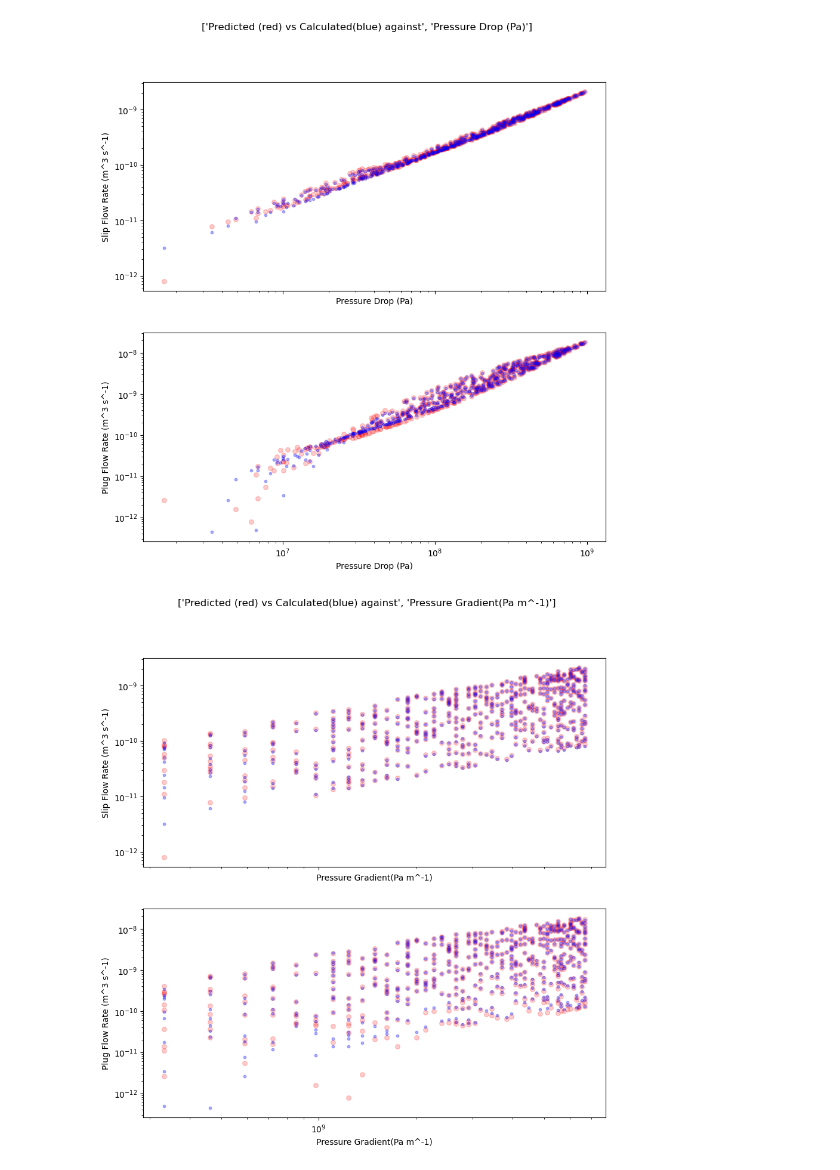
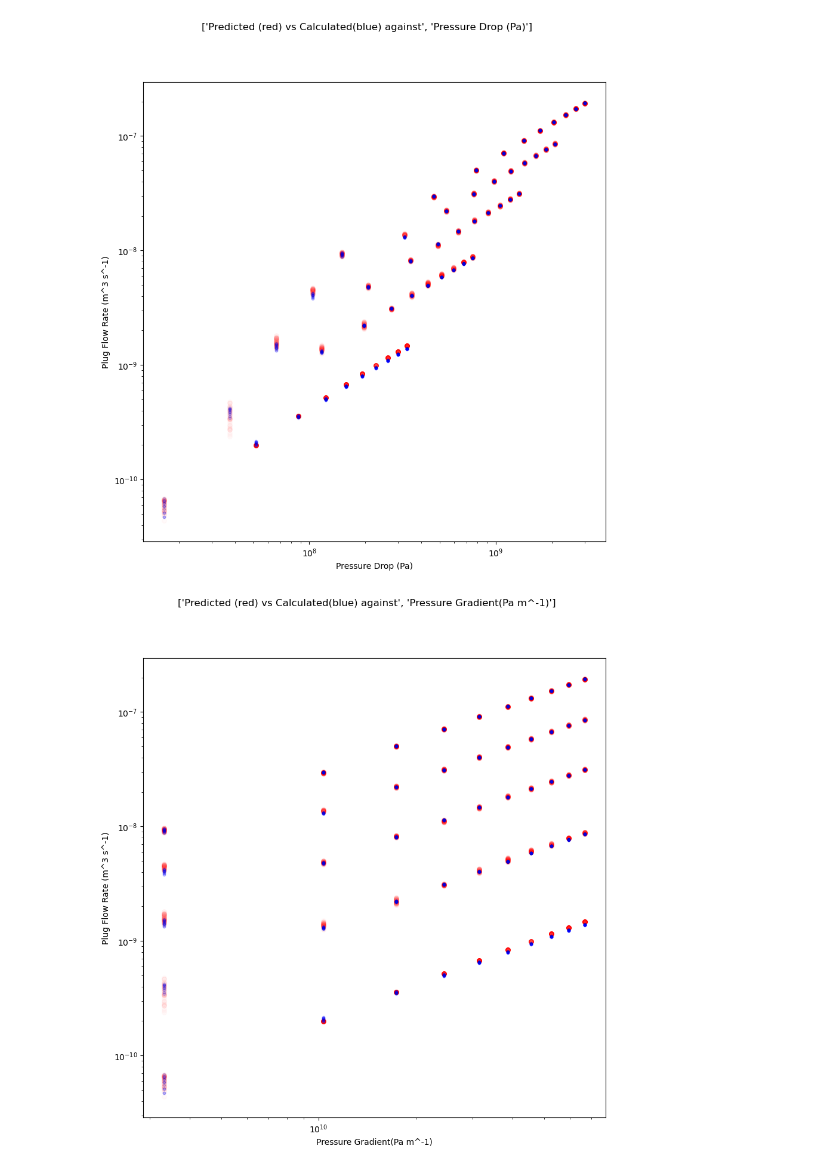
Before and after one commit to mistermitch92/PIPE-FLOW-Neural-Network, a Jupyter notebook: Keras_caprheo with ty.ipynb, the cells around one changed output. Cells and saved outputs as stored; diff of their text form; code cells hidden in the pictures.

```diff
--- a/Keras_caprheo with ty.ipynb
+++ b/Keras_caprheo with ty.ipynb
@@ -62,19 +108,19 @@ print(y_train.shape, "train samples", y_val.shape, "validation samples", y_test.
 # %%
 # Define the model architecture
 model = keras.Sequential([
-    layers.Dense(64, activation='elu', input_shape=(6,)), # Input layer
-    layers.Dense(64, activation='elu'), # Hidden layer1
-    layers.Dense(32, activation='elu'), # Hidden layer2
-    layers.Dense(16, activation='elu'), # Hidden layer3
-    layers.Dense(8, activation='elu'), # Hidden layer4
-    layers.Dense(2) # No activation function for the output layer (linear activation function
+    layers.Dense(100, activation='relu', input_shape=(8,)), # Input layer
+    layers.Dense(50, activation='relu'), # Hidden layer1
+    layers.Dense(25, activation='relu'), # Hidden layer1
+    layers.Dense(12, activation='relu'), # Hidden layer1
+    layers.Dense(6, activation='relu'), # Hidden layer1
+    layers.Dense(1) # No activation function for the output layer (linear activation function
 ])
 
 # Compile the model
-model.compile(optimizer='adam', loss='mean_squared_error')
+model.compile(optimizer='adam', loss='mse')
 
 # Train the model
-history = model.fit(X_train, y_train, epochs=30, validation_data=(X_val, y_val), verbose=1)
+history = model.fit(X_train, y_train, epochs=5, validation_data=(X_val, y_val), verbose=1)
 
 # Evaluate the model
 loss = model.evaluate(X_test, y_test)
@@ -117,16 +159,14 @@ y_pred_df = yscaler.inverse_transform(y_pred)
 # %%
 for k in range(6):
     counter = 0
-    fig, axs = plt.subplots(2, 1, figsize=(10, 10), sharex=True)
-    for i in range(2):
-        for j in range(1):
-            axs[i].scatter(X_test_df[:, k], y_pred_df[:, counter], alpha = 0.2, label = 'Predicted', color = 'red', s=30)
-            axs[i].scatter(X_test_df[:, k], y_test_df[:, counter], alpha = 0.3, label = 'Calculated', color = 'blue', s=10)
-            axs[i].set_ylabel(Target_Values.columns[counter])
-            axs[i].set_xlabel(Theoretical_data.columns[k])
-            axs[i].set_yscale('log')
-            axs[i].set_xscale('log')
-            counter = counter+1
+    fig, axs = plt.subplots(1, 1, figsize=(10, 10), sharex=True)
+    axs.scatter(X_test_df[:, k], y_pred_df[:, counter], alpha = 0.02, label = 'Predicted', color = 'red', s=30)
+    axs.scatter(X_test_df[:, k], y_test_df[:, counter], alpha = 0.03, label = 'Calculated', color = 'blue', s=10)
+    axs.set_ylabel(Target_Values.columns[counter])
+    axs.set_xlabel(Theoretical_data.columns[k])
+    axs.set_yscale('log')
+    axs.set_xscale('log')
+    counter = counter+1
 
 
     fig.suptitle(['Predicted (red) vs Calculated(blue) against', Theoretical_data.columns[k]])
@@ -136,2 +176,2 @@ for k in range(6):
-[figure, old version]
+[figure, new version]
-[figure, old version]
+[figure, new version]
```
Also changed, not shown: parts of 19 cells of this notebook, 4 other files.
